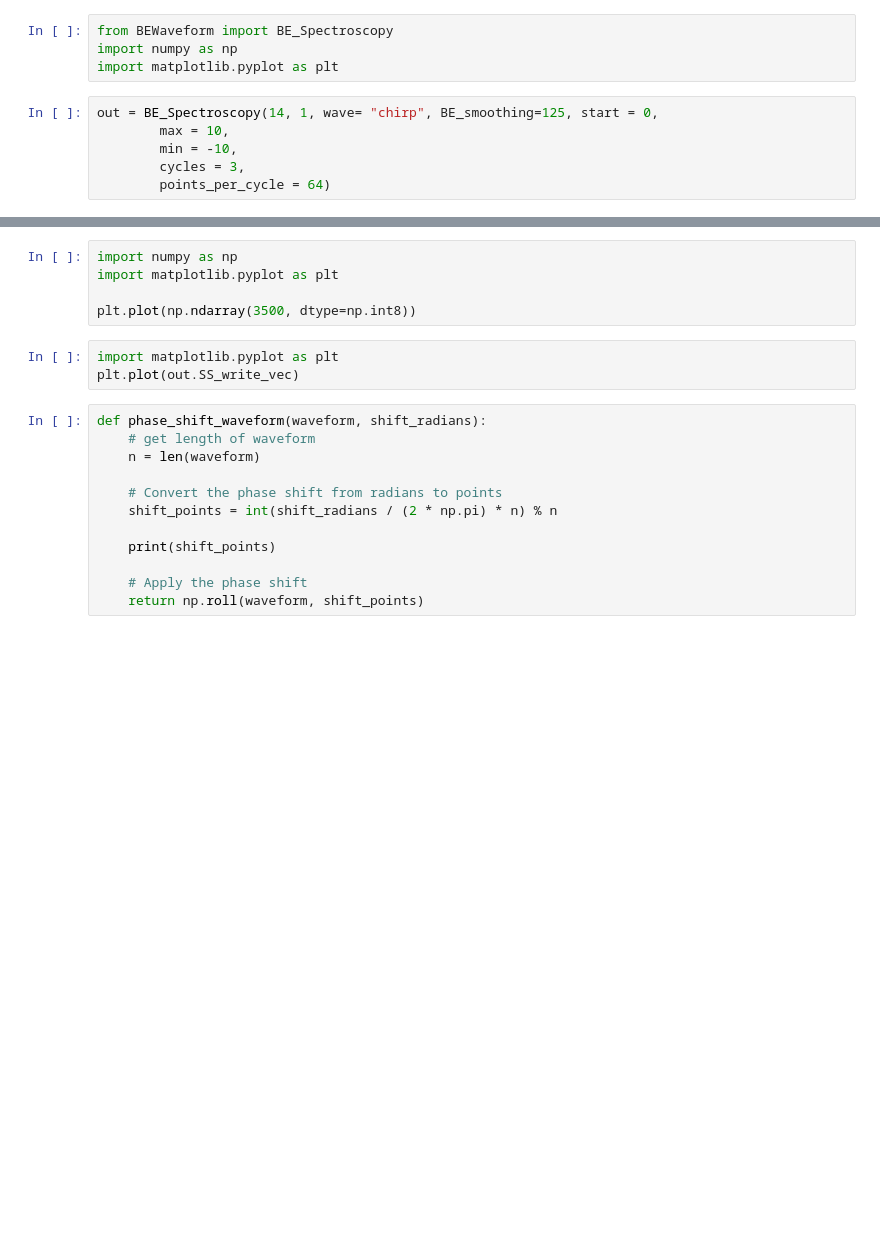
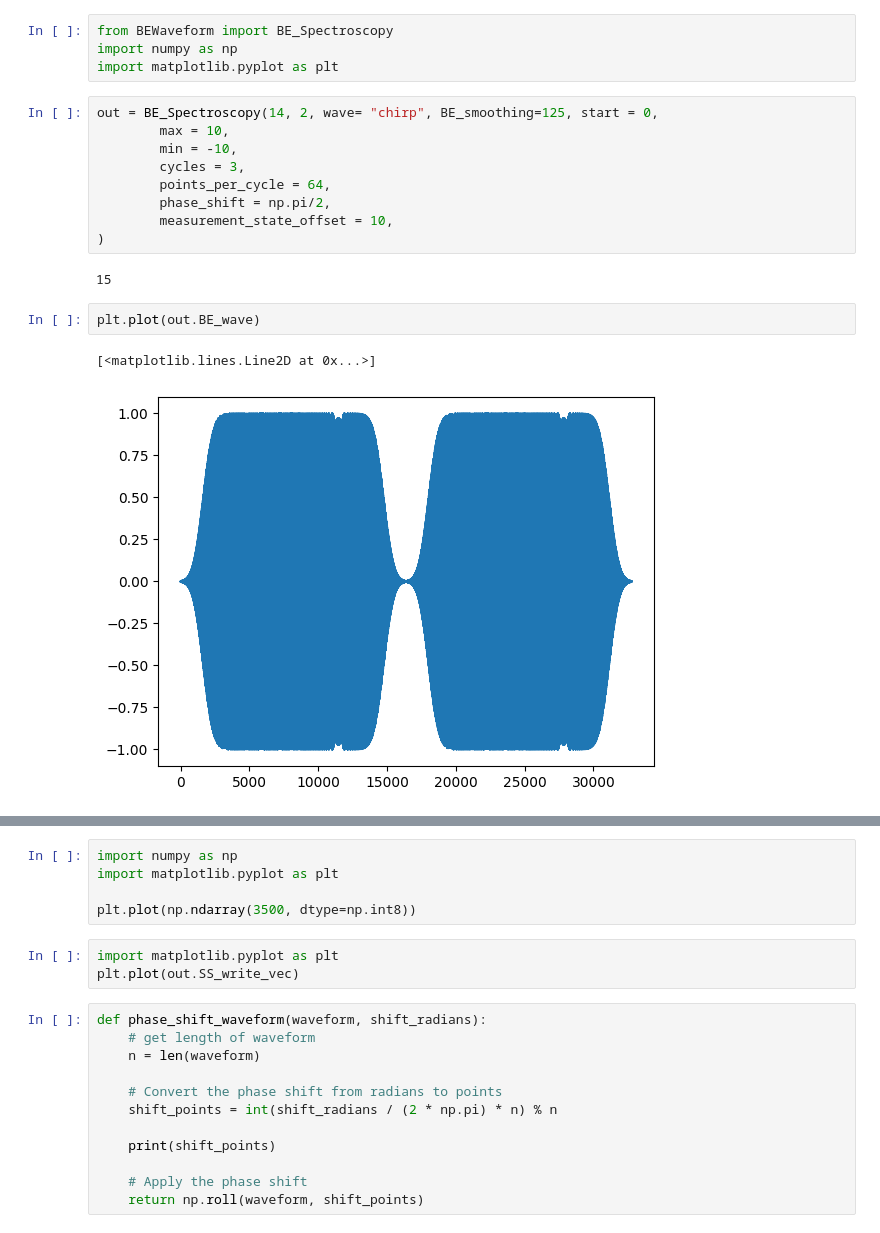
Before and after one commit to m3-learning/BandExcitation, a Jupyter notebook: ss.ipynb, the cells around one changed output, grey strips where cells are left out. Saved outputs shown, nothing was run; the diff lists cells and outputs as text; blank space fills up the shorter version.

```diff
--- a/ss.ipynb
+++ b/ss.ipynb
@@ -3,9 +3,19 @@ from BEWaveform import BE_Spectroscopy
 import numpy as np
 import matplotlib.pyplot as plt
 # %%
-out = BE_Spectroscopy(14, 1, wave= "chirp", BE_smoothing=125, start = 0,
+out = BE_Spectroscopy(14, 2, wave= "chirp", BE_smoothing=125, start = 0,
         max = 10,
         min = -10,
         cycles = 3,
-        points_per_cycle = 64)
+        points_per_cycle = 64,
+        phase_shift = np.pi/2,
+        measurement_state_offset = 10,
+)
+# %% [output]
+15
+# %%
+plt.plot(out.BE_wave)
+# %% [output]
+[<matplotlib.lines.Line2D at 0x...>]
+[figure, added]
 # %%
```
Also changed, not shown: parts of 2 cells of this notebook, 1 other file.
